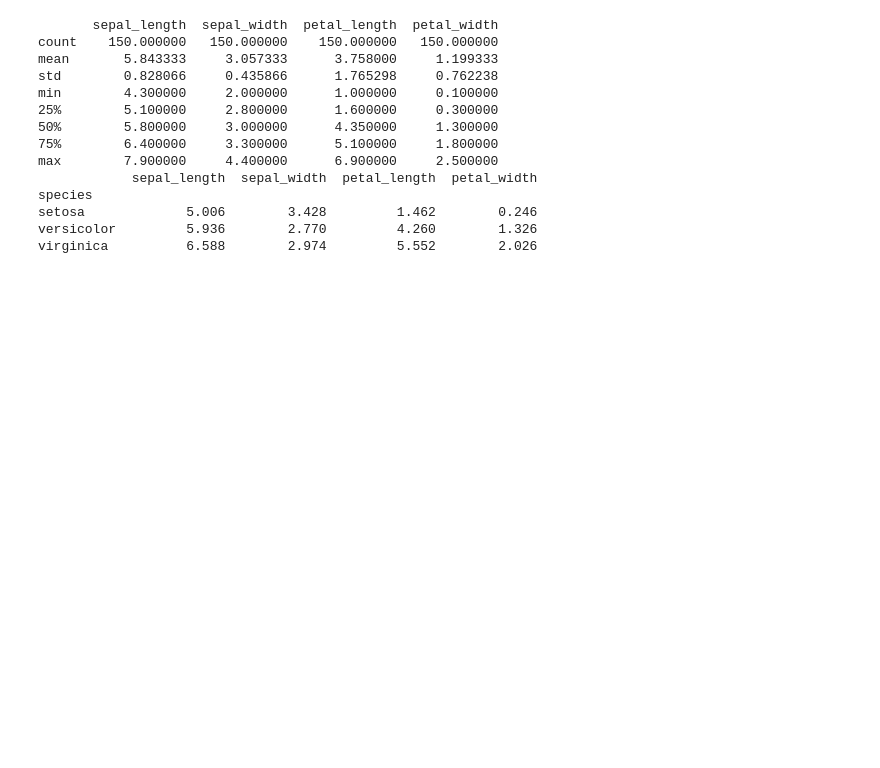
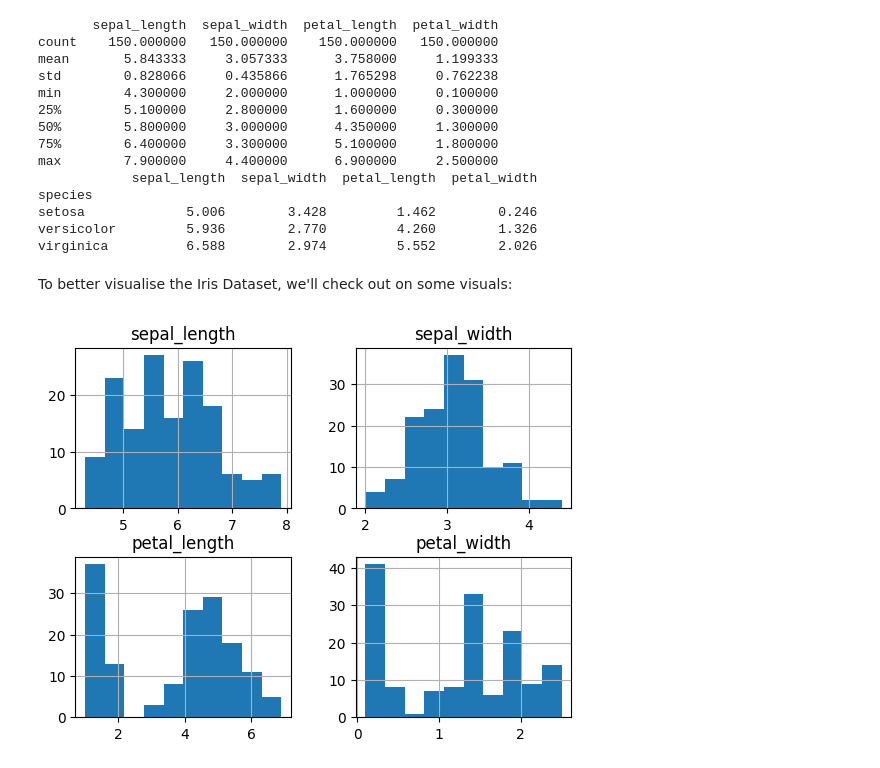
Before and after one commit to marianemcgrath/pands_project, a Jupyter notebook: analysis.ipynb, the cells around one changed output. Cells and saved outputs as stored; diff of their text form; code cells hidden in the pictures; blank space fills up the shorter version.

```diff
--- a/analysis.ipynb
+++ b/analysis.ipynb
@@ -82,3 +93,18 @@ species
 setosa             5.006        3.428         1.462        0.246
 versicolor         5.936        2.770         4.260        1.326
 virginica          6.588        2.974         5.552        2.026
+# %% [markdown]
+To better visualise the Iris Dataset, we'll check out on some visuals:
+# %%
+import matplotlib.pyplot as plt
+
+# Display histograms
+iris.hist()
+
+# Save the image
+plt.savefig("iris_histograms.png")
+
+# And show the user the generated image
+plt.show()
+# %% [output]
+[figure, added]
```
Also changed, not shown: parts of 3 cells of this notebook, 2 other files.
